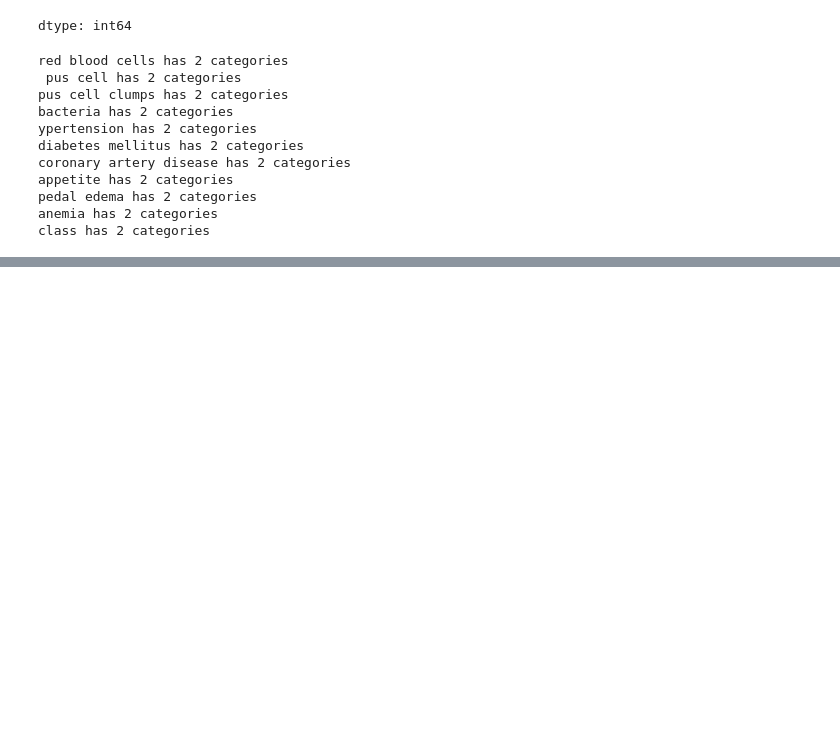
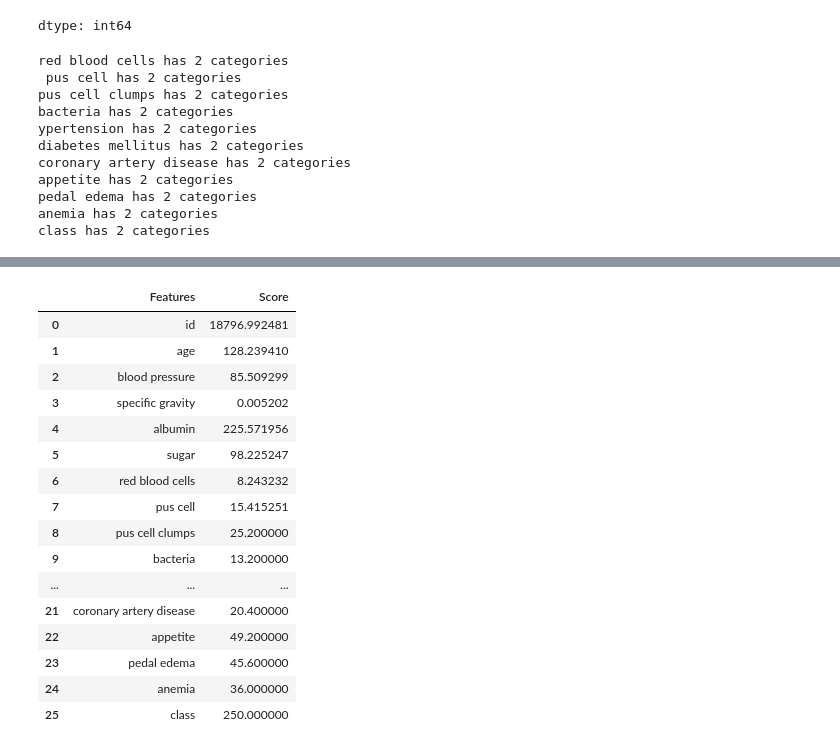
Before and after one commit to Jeevansomavarapu/ML_Project1, a Jupyter notebook: Project1.ipynb, the cells around one changed output, grey strips where cells are left out. Drawn from its saved outputs; the diff is of its cells as text; code cells hidden in the pictures; blank space fills up the shorter version.

```diff
--- a/Project1.ipynb
+++ b/Project1.ipynb
@@ -675,0 +774,21 @@ data.head()
+# %%
+features_rank.columns=['Features','Score']
+features_rank
+# %% [output]
+|  | Features | Score |
+| 0 | id | 18796.992481 |
+| 1 | age | 128.239410 |
+| 2 | blood pressure | 85.509299 |
+| 3 | specific gravity | 0.005202 |
+| 4 | albumin | 225.571956 |
+| 5 | sugar | 98.225247 |
+| 6 | red blood cells | 8.243232 |
+| 7 | pus cell | 15.415251 |
+| 8 | pus cell clumps | 25.200000 |
+| 9 | bacteria | 13.200000 |
+| ... | ... | ... |
+| 21 | coronary artery disease | 20.400000 |
+| 22 | appetite | 49.200000 |
+| 23 | pedal edema | 45.600000 |
+| 24 | anemia | 36.000000 |
+| 25 | class | 250.000000 |
```
Also changed, not shown: parts of 36 cells of this notebook.
